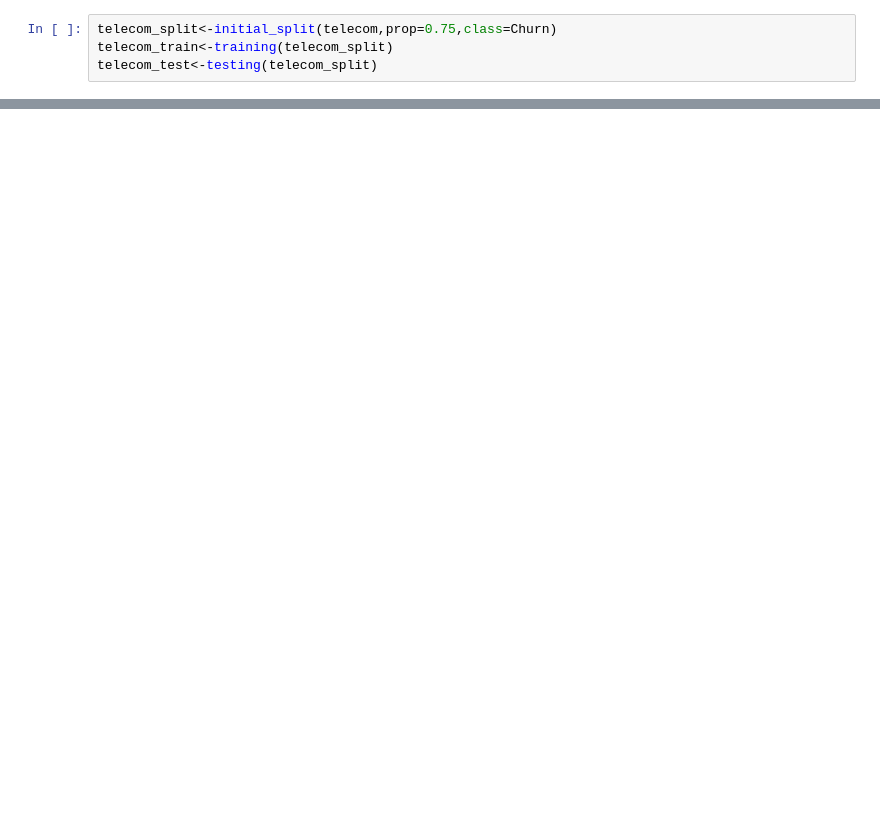
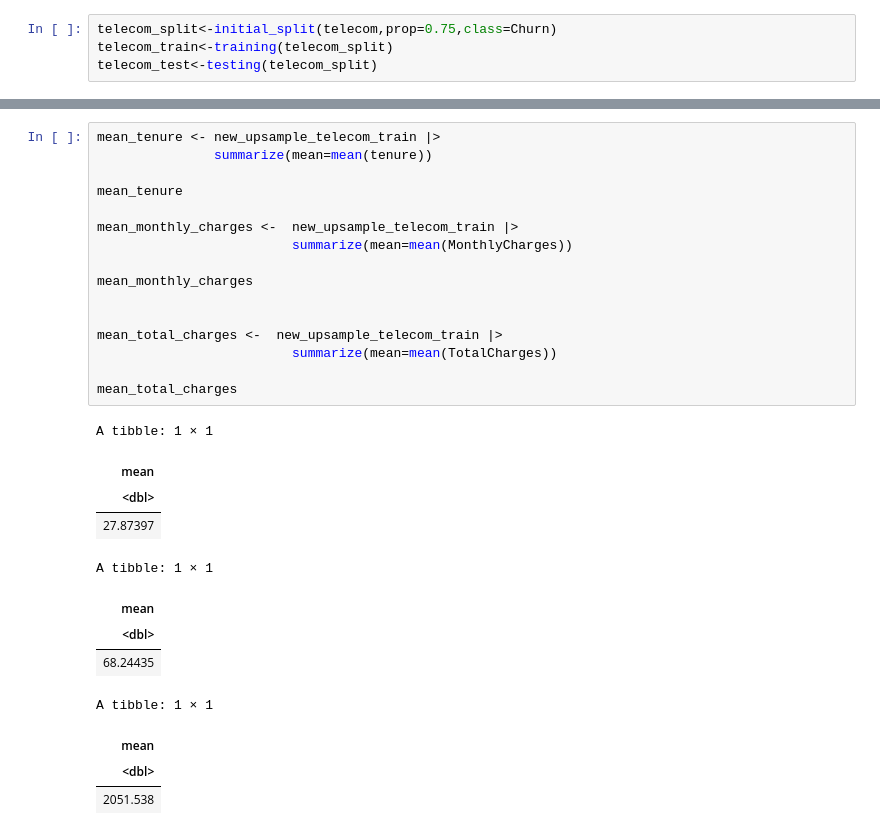
Before and after one commit to hardy1273/churn-analysis-dsci-100, a Jupyter notebook: workingdocument.ipynb, the cells around one changed output, grey strips where cells are left out. Cells and saved outputs as stored; diff of their text form; blank space fills up the shorter version.

```diff
--- a/workingdocument.ipynb
+++ b/workingdocument.ipynb
@@ -54,0 +110,29 @@ new_upsample_telecom_train
+# %%
+mean_tenure <- new_upsample_telecom_train |>
+               summarize(mean=mean(tenure))
+
+mean_tenure
+
+mean_monthly_charges <-  new_upsample_telecom_train |>
+                         summarize(mean=mean(MonthlyCharges))
+
+mean_monthly_charges
+
+
+mean_total_charges <-  new_upsample_telecom_train |>
+                         summarize(mean=mean(TotalCharges))
+
+mean_total_charges
+# %% [output]
+A tibble: 1 × 1
+| mean |
+| <dbl> |
+| 27.87397 |
+A tibble: 1 × 1
+| mean |
+| <dbl> |
+| 68.24435 |
+A tibble: 1 × 1
+| mean |
+| <dbl> |
+| 2051.538 |
```
Also changed, not shown: parts of 8 cells of this notebook.
